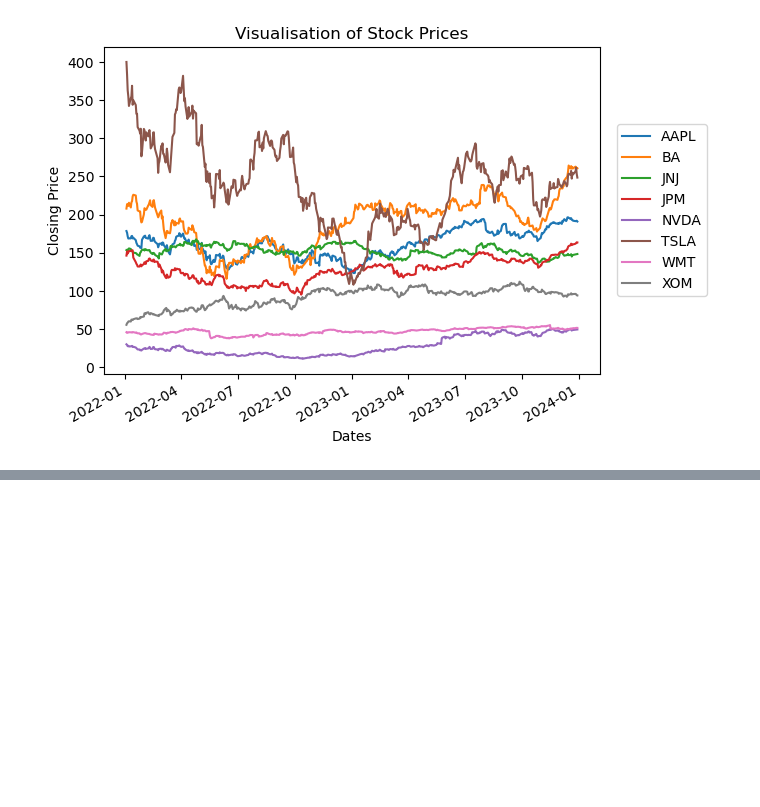
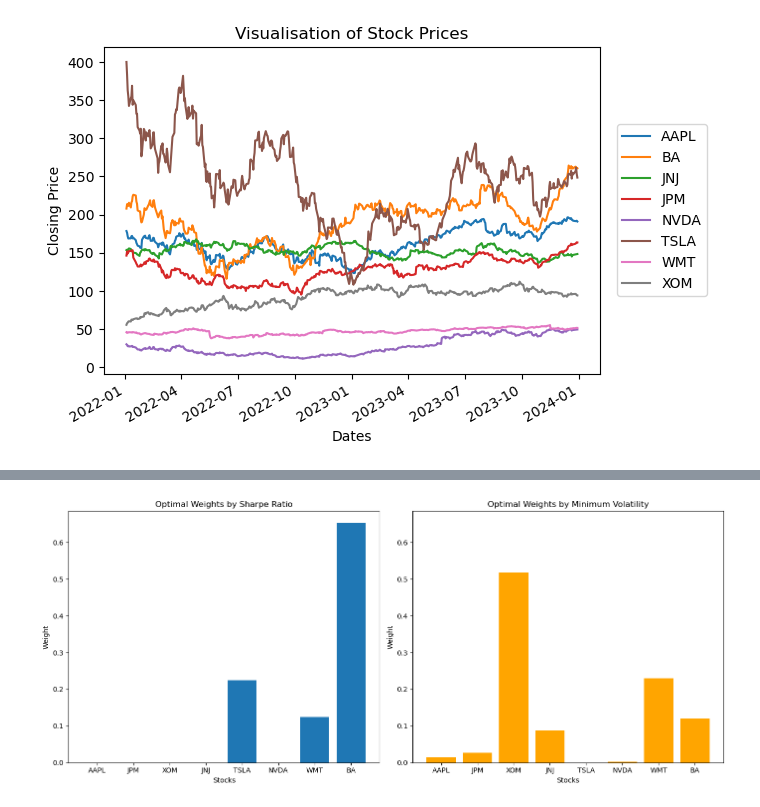
Before and after one commit to LeanneStephen/portfolio-optimizer-python, a Jupyter notebook: portfolio_optimizer.ipynb, the cells around one changed output, grey strips where cells are left out. Saved outputs shown, nothing was run; the diff lists cells and outputs as text; code cells hidden in the pictures; blank space fills up the shorter version.

```diff
--- a/portfolio_optimizer.ipynb
+++ b/portfolio_optimizer.ipynb
@@ -55,0 +214,24 @@ daily_returns.head()
+# %%
+#Defining a function to plot optimal weights
+def plot_optimal_weights(weights_sharpe, weights_vol, tickers):
+    plt.figure(figsize=(14,6))
+    ax1 = plt.subplot(1,2,1)
+    ax1.bar(tickers, weights_sharpe)
+    plt.xlabel('Stocks')
+    plt.ylabel('Weight')
+    plt.title('Optimal Weights by Sharpe Ratio')
+
+    ax2 = plt.subplot(1,2,2, sharey=ax1)
+    ax2.bar(tickers, weights_vol, color='orange')
+    plt.xlabel('Stocks')
+    plt.ylabel('Weight')
+    plt.title('Optimal Weights by Minimum Volatility')
+
+    plt.savefig('Optimal_weights_plot.png')
+    plt.tight_layout()
+    plt.show()
+# %%
+#Computing Optimal Portfolios
+optimal_sharpe = max_sharpe_portfolio(annual_mean_returns, annual_cov_matrix)
+optimal_vol = min_volatility_portfolio(annual_mean_returns, annual_cov_matrix)
+display_optimal_portfolio(optimal_sharpe, optimal_vol, tickers)
@@ -55,0 +256,5 @@ daily_returns.head()
+# %%
+#Plotting optimal weights
+plot_optimal_weights(optimal_sharpe.x, optimal_vol.x, tickers)
+# %% [output]
+[figure, added]
```
Also changed, not shown: parts of 17 cells of this notebook.
